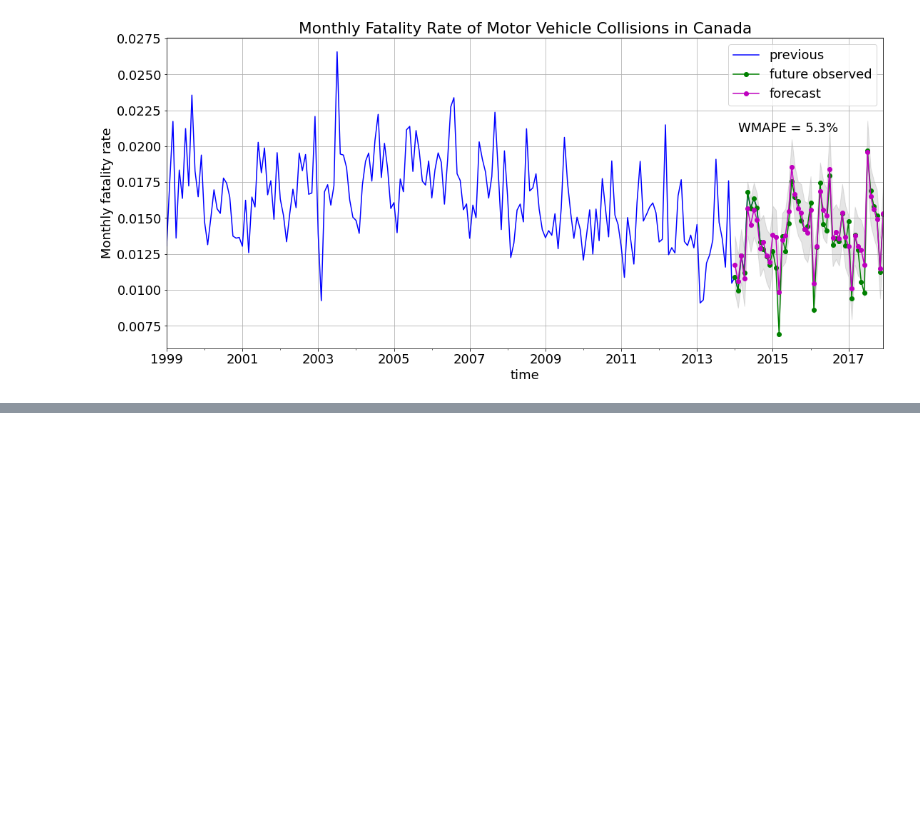
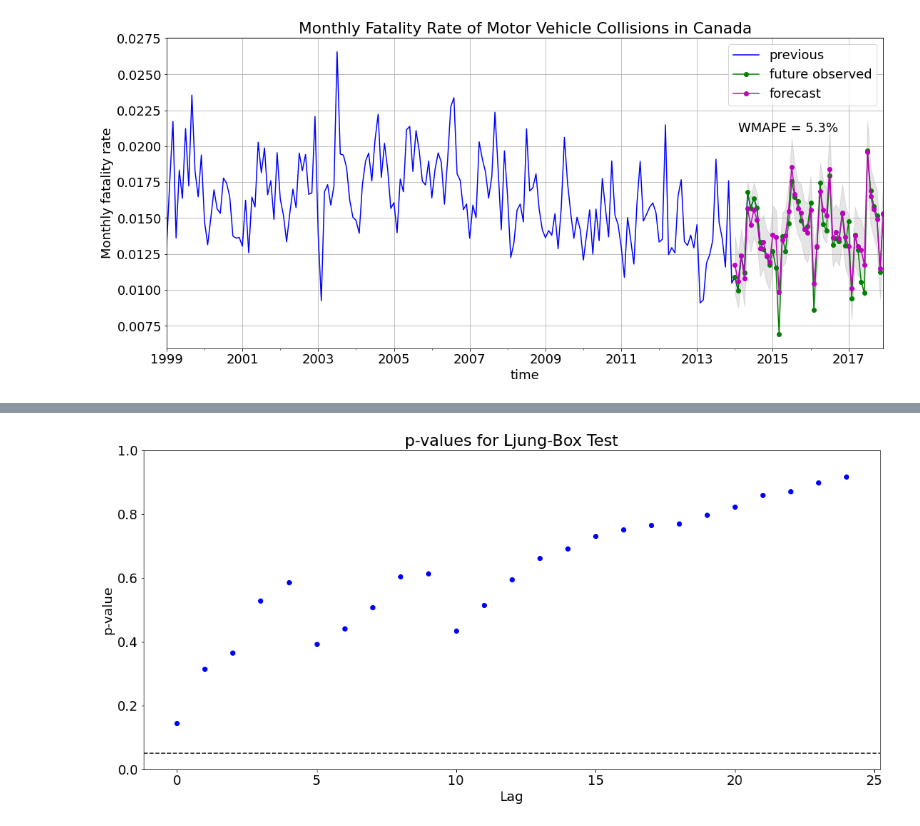
Before and after one commit to Owerre/Time-Series-Forecasting, a Jupyter notebook: fatality-forecast/notebooks/05-gpr.ipynb, the cells around one changed output, grey strips where cells are left out. Saved outputs shown, nothing was run; the diff lists cells and outputs as text; code cells hidden in the pictures; blank space fills up the shorter version.

```diff
--- a/fatality-forecast/notebooks/05-gpr.ipynb
+++ b/fatality-forecast/notebooks/05-gpr.ipynb
@@ -137,0 +152,12 @@ plt.show()
+# %%
+plt.figure(figsize = (18,8))
+plt.plot(acorr_ljungbox(abs_err, lags = 25)[1], 'o', color = 'b')
+plt.axhline(y=0.05,linestyle= '--', color = 'k')
+plt.ylabel('p-value')
+plt.xlabel('Lag')
+plt.ylim([0,1])
+plt.title('p-values for Ljung-Box Test')
+# plt.savefig('../images/figlb.png')
+plt.show()
+# %% [output]
+[figure, added]
```
Also changed, not shown: parts of 6 cells of this notebook, 1 other file.
